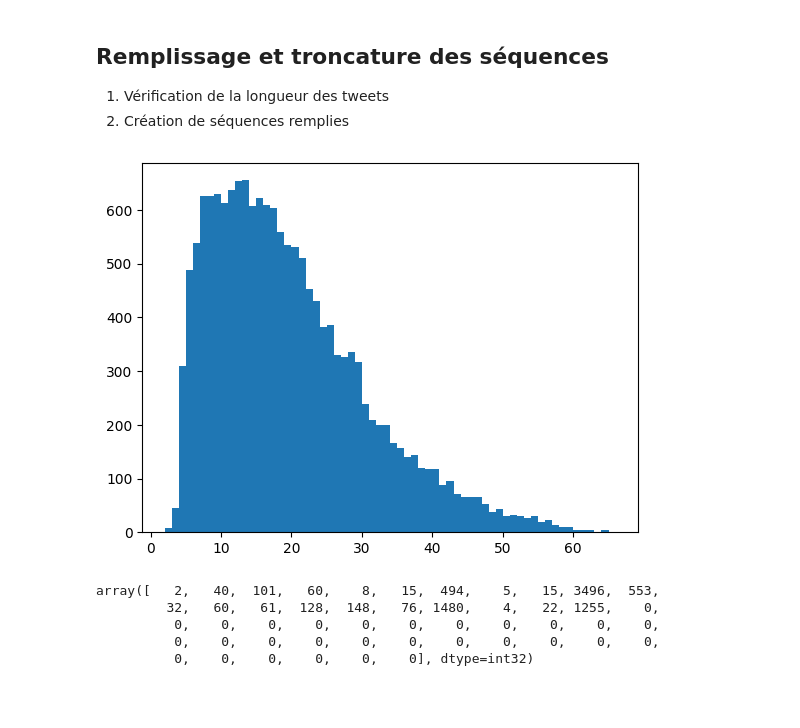
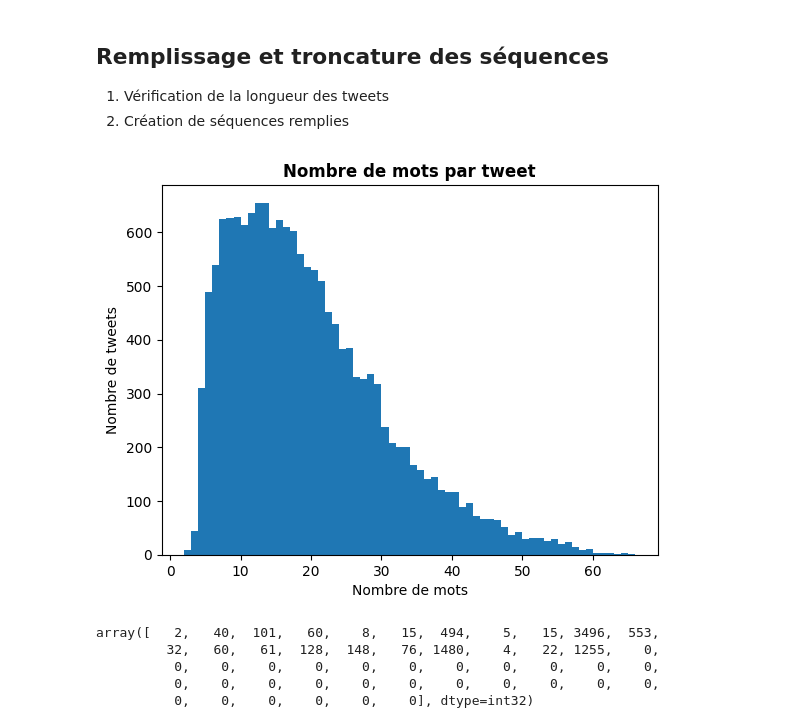
Before and after one commit to Mouados-byte/tweet_emotion_recognition, a Jupyter notebook: Tweet_Emotion_Recognition_Learner.ipynb, the cells around one changed output. Saved outputs shown, nothing was run; the diff lists cells and outputs as text; code cells hidden in the pictures; blank space fills up the shorter version.

```diff
--- a/Tweet_Emotion_Recognition_Learner.ipynb
+++ b/Tweet_Emotion_Recognition_Learner.ipynb
@@ -150,9 +159,12 @@ i can go from feeling so hopeless to so damned hopeful just from being around so
 # %%
 lengths=[len(t.split(' ')) for t in tweets]
 plt.hist(lengths, bins=len(set(lengths)))
+plt.title("Nombre de mots par tweet", fontweight="bold")
+plt.xlabel("Nombre de mots")
+plt.ylabel("Nombre de tweets")
 plt.show()
 # %% [output]
-[figure, old version]
+[figure, new version]
 # %%
 maxlen=50
 
```
Also changed, not shown: parts of 19 cells of this notebook.
